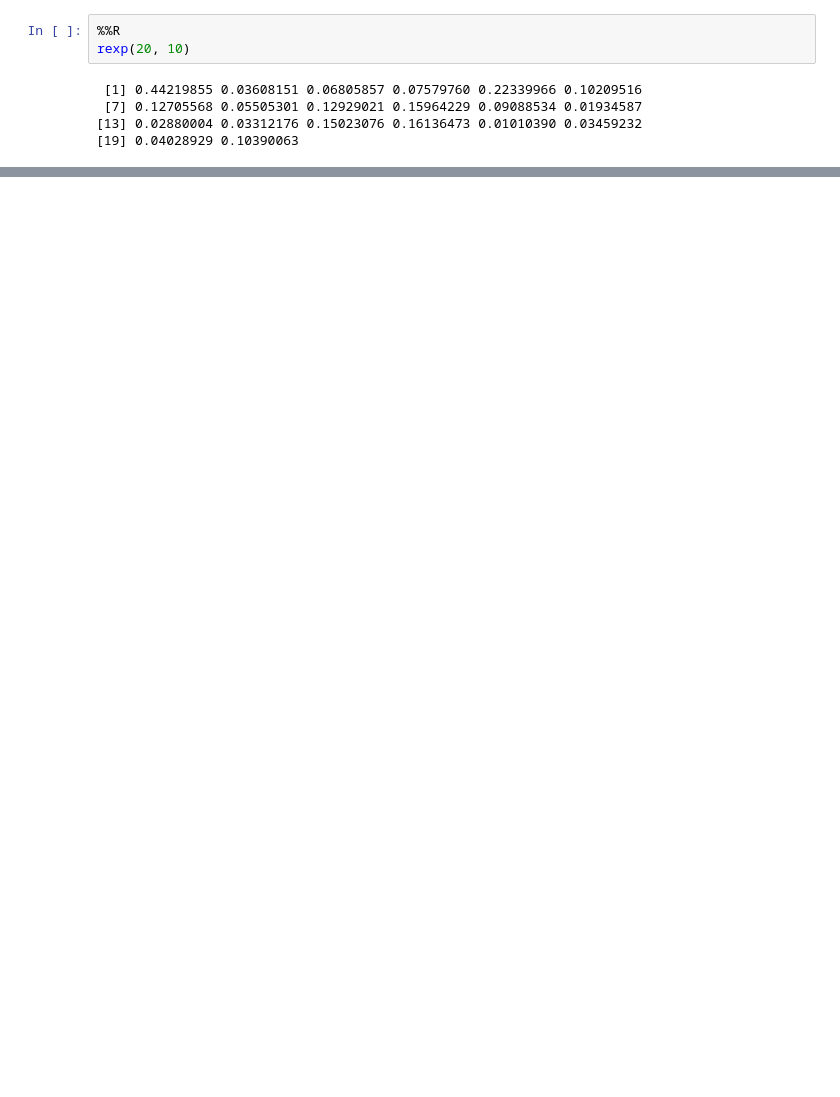
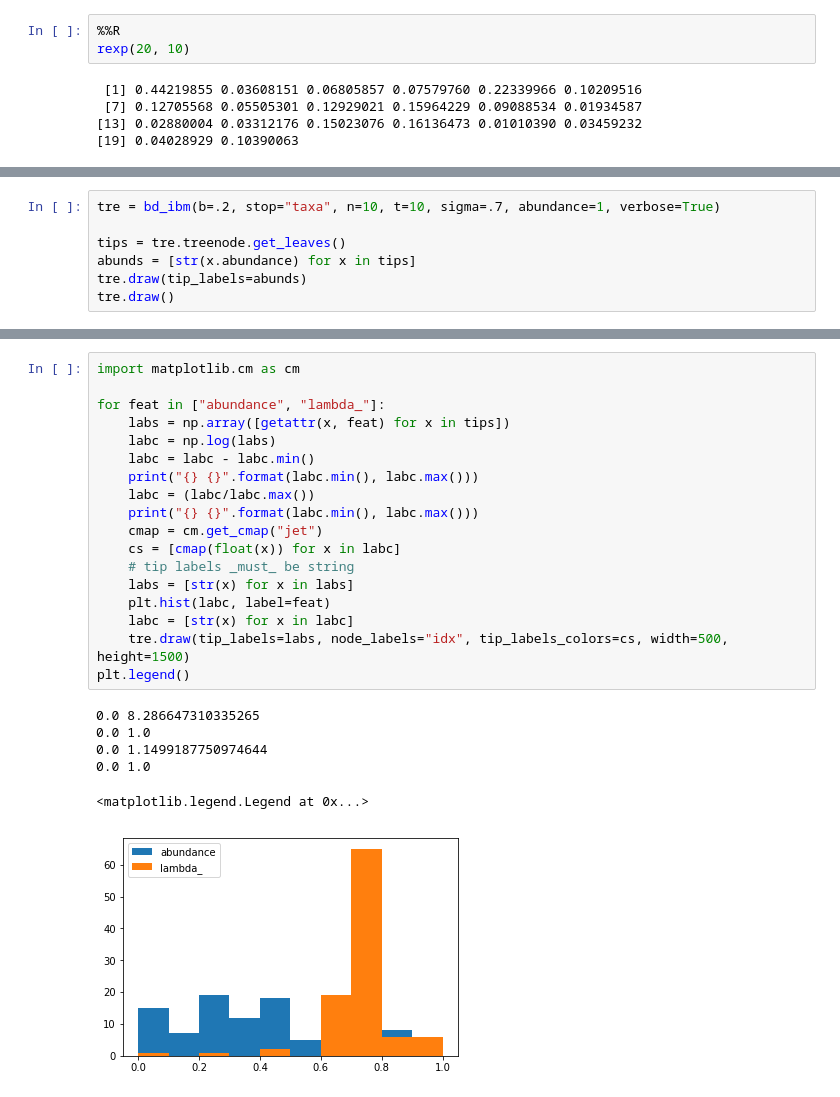
Before and after one commit to messDiv/MESS, a Jupyter notebook: jupyter-notebooks/util/toytree_bd.ipynb, the cells around one changed output, grey strips where cells are left out. Cells and saved outputs as stored; diff of their text form; blank space fills up the shorter version.

Commit message:
Coloring tips by feature value is working

```diff
--- a/jupyter-notebooks/util/toytree_bd.ipynb
+++ b/jupyter-notebooks/util/toytree_bd.ipynb
@@ -482,0 +474,7 @@ Calls: <Anonymous> -> <Anonymous> -> withVisible -> library
+# %%
+tre = bd_ibm(b=.2, stop="taxa", n=10, t=10, sigma=.7, abundance=1, verbose=True)
+
+tips = tre.treenode.get_leaves()
+abunds = [str(x.abundance) for x in tips]
+tre.draw(tip_labels=abunds)
+tre.draw()
@@ -482,0 +549,25 @@ Calls: <Anonymous> -> <Anonymous> -> withVisible -> library
+# %%
+import matplotlib.cm as cm
+
+for feat in ["abundance", "lambda_"]:
+    labs = np.array([getattr(x, feat) for x in tips])
+    labc = np.log(labs)
+    labc = labc - labc.min()
+    print("{} {}".format(labc.min(), labc.max()))
+    labc = (labc/labc.max())
+    print("{} {}".format(labc.min(), labc.max()))
+    cmap = cm.get_cmap("jet")
+    cs = [cmap(float(x)) for x in labc]
+    # tip labels _must_ be string
+    labs = [str(x) for x in labs]
+    plt.hist(labc, label=feat)
+    labc = [str(x) for x in labc]
+    tre.draw(tip_labels=labs, node_labels="idx", tip_labels_colors=cs, width=500, height=1500)
+plt.legend()
+# %% [output]
+0.0 8.286647310335265
+0.0 1.0
+0.0 1.1499187750974644
+0.0 1.0
+<matplotlib.legend.Legend at 0x...>
+[figure, added]
```
Also changed, not shown: parts of 14 cells of this notebook.
